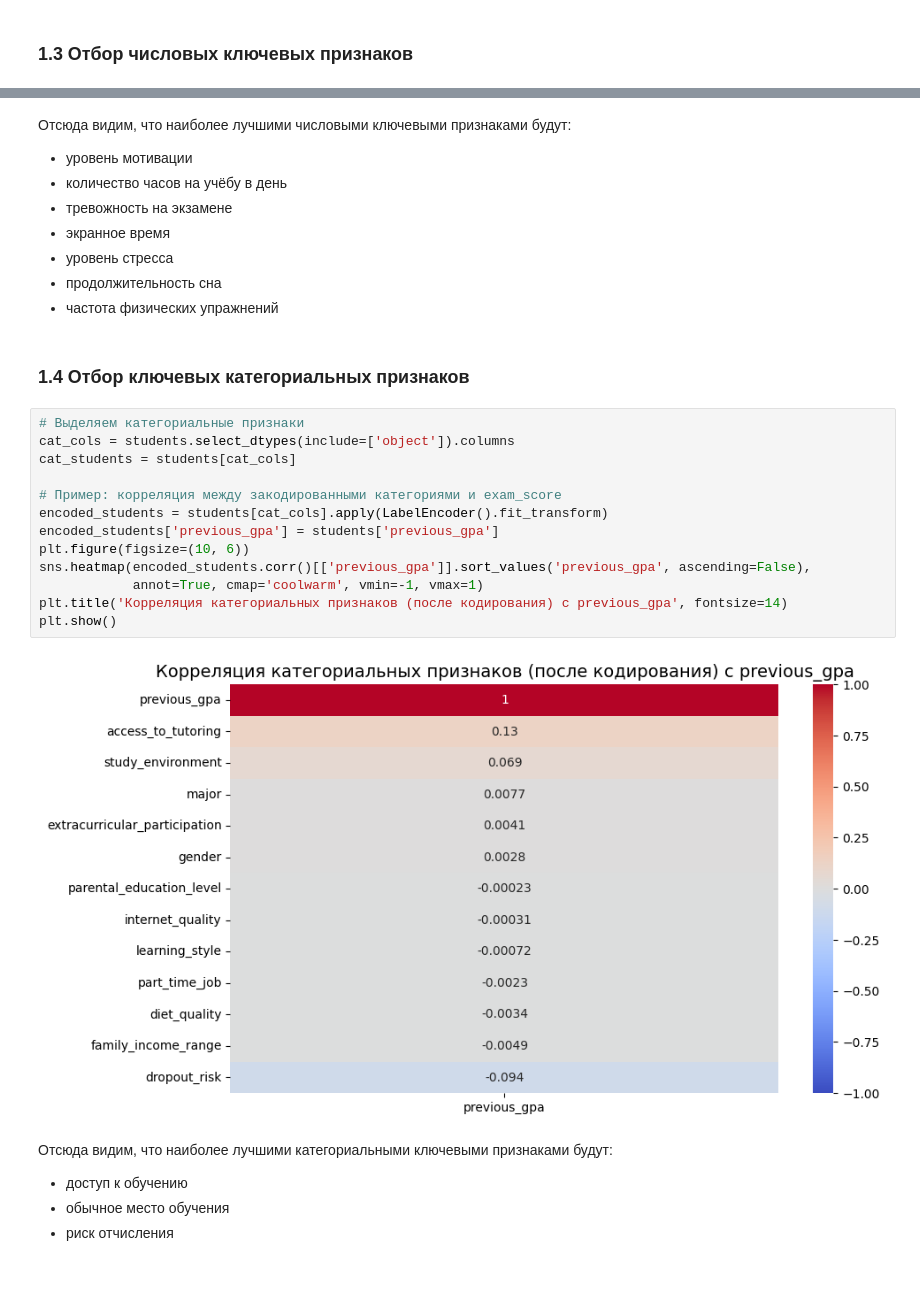
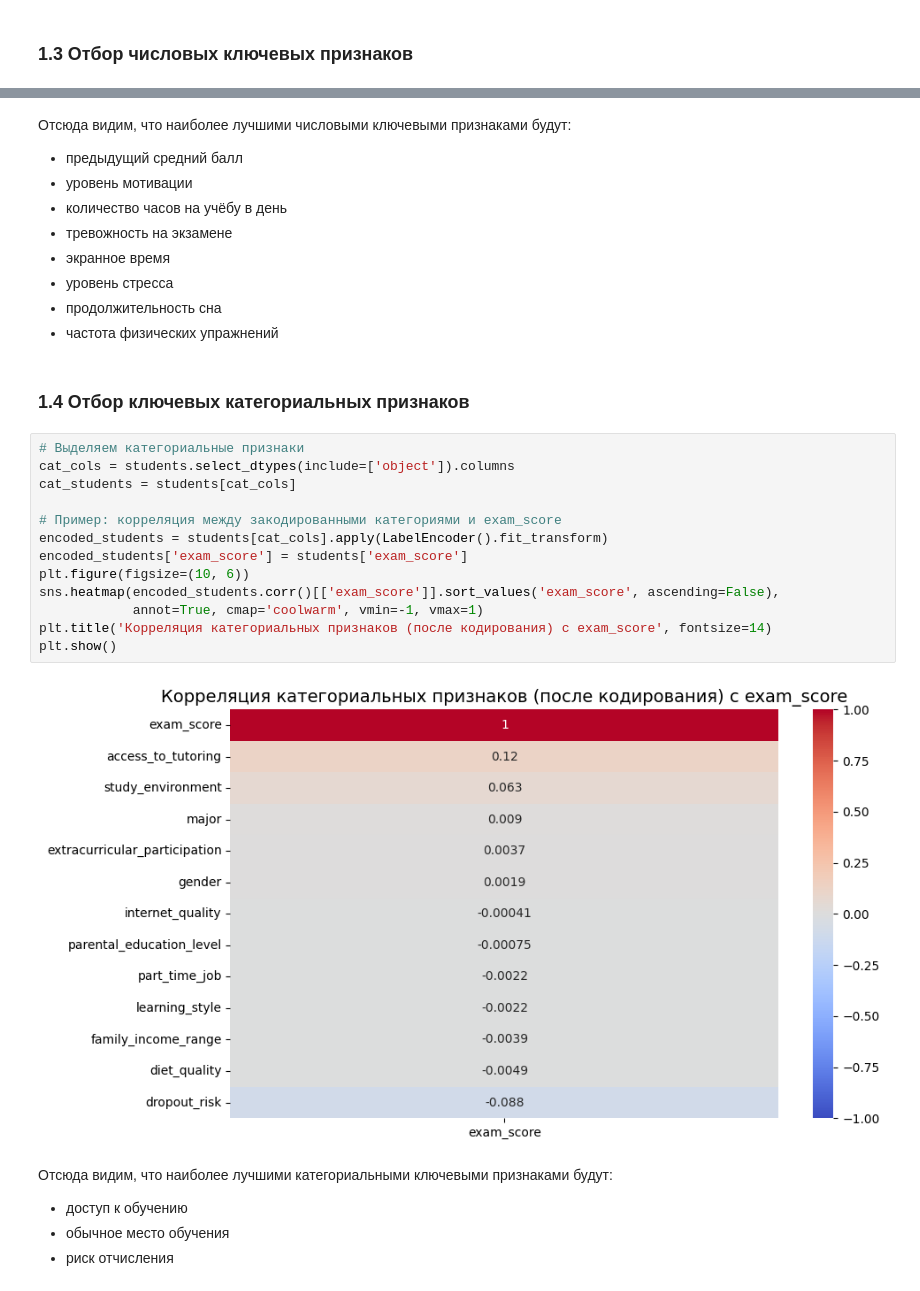
Before and after one commit to zmwss/StatPrak, a Jupyter notebook: Proj.ipynb, the cells around one changed output, grey strips where cells are left out. Cells and saved outputs as stored; diff of their text form.

```diff
--- a/Proj.ipynb
+++ b/Proj.ipynb
@@ -172,5 +174,6 @@ Passing `palette` without assigning `hue` is deprecated and will be removed in v
 # %% [markdown]
 Отсюда видим, что наиболее лучшими числовыми ключевыми признаками будут:
+- предыдущий средний балл
 - уровень мотивации
 - количество часов на учёбу в день
 - тревожность на экзамене
@@ -183,18 +186,18 @@ Passing `palette` without assigning `hue` is deprecated and will be removed in v
 # %%
 # Выделяем категориальные признаки
 cat_cols = students.select_dtypes(include=['object']).columns
 cat_students = students[cat_cols]
 
 # Пример: корреляция между закодированными категориями и exam_score
 encoded_students = students[cat_cols].apply(LabelEncoder().fit_transform)
-encoded_students['previous_gpa'] = students['previous_gpa']
+encoded_students['exam_score'] = students['exam_score']
 plt.figure(figsize=(10, 6))
-sns.heatmap(encoded_students.corr()[['previous_gpa']].sort_values('previous_gpa', ascending=False),
+sns.heatmap(encoded_students.corr()[['exam_score']].sort_values('exam_score', ascending=False),
             annot=True, cmap='coolwarm', vmin=-1, vmax=1)
-plt.title('Корреляция категориальных признаков (после кодирования) с previous_gpa', fontsize=14)
+plt.title('Корреляция категориальных признаков (после кодирования) с exam_score', fontsize=14)
 plt.show()
 # %% [output]
-[figure, old version]
+[figure, new version]
 # %% [markdown]
 Отсюда видим, что наиболее лучшими категориальными ключевыми признаками будут:
 - доступ к обучению
```
Also changed, not shown: parts of 28 cells of this notebook, 1 other file.
